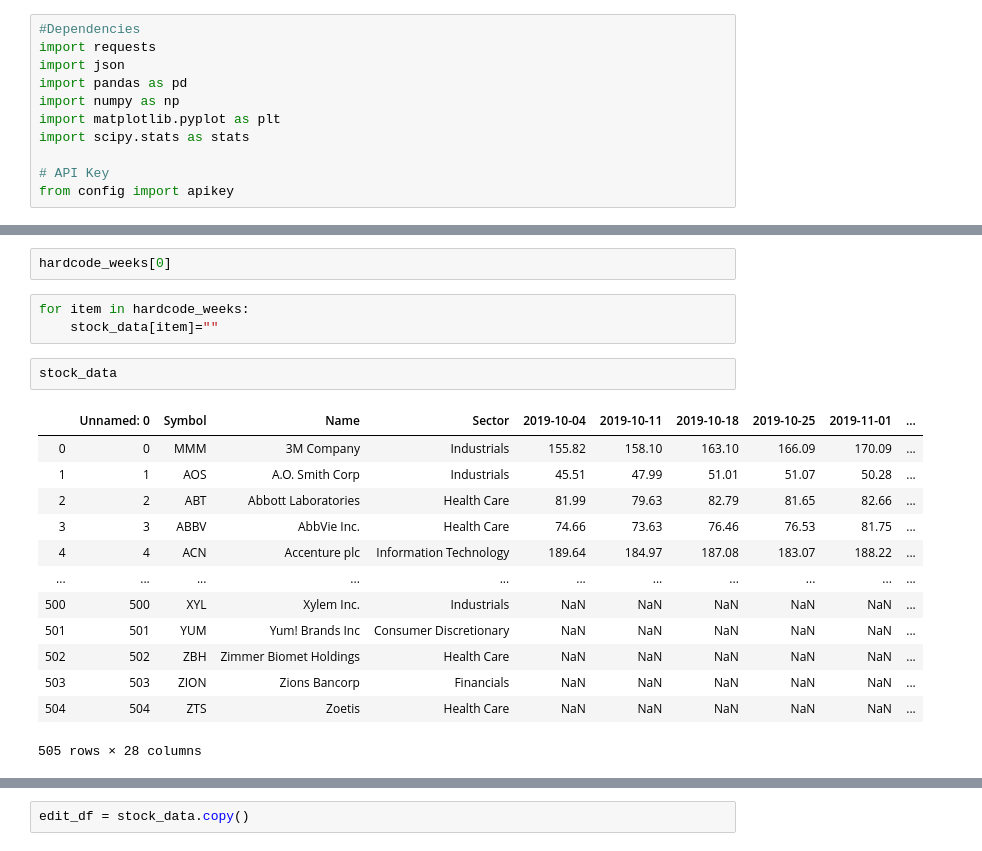
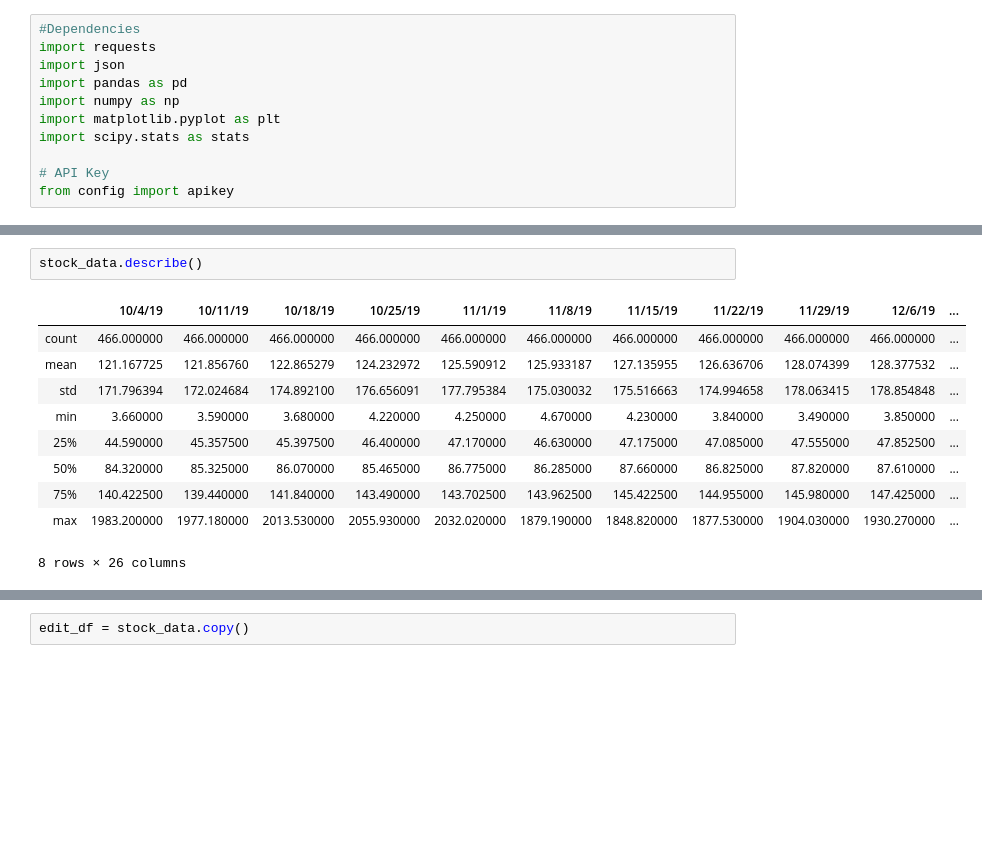
Before and after one commit to bhhnguyen/DataViz-Proj1, a Jupyter notebook: Wendy_ProjectDraft.ipynb, the cells around one changed output, grey strips where cells are left out. Saved outputs shown, nothing was run; the diff lists cells and outputs as text; blank space fills up the shorter version.

```diff
--- a/Wendy_ProjectDraft.ipynb
+++ b/Wendy_ProjectDraft.ipynb
@@ -51,21 +78,13 @@ hardcode_weeks = ["2019-10-04", "2019-10-11","2019-10-18", "2019-10-25", "2019-1
-# %%
-hardcode_weeks[0]
-# %%
-for item in hardcode_weeks:
-    stock_data[item]=""
 # %%
-stock_data
+stock_data.describe()
 # %% [output]
-|  | Unnamed: 0 | Symbol | Name | Sector | 2019-10-04 | 2019-10-11 | 2019-10-18 | 2019-10-25 | 2019-11-01 | ... |
-| 0 | 0 | MMM | 3M Company | Industrials | 155.82 | 158.10 | 163.10 | 166.09 | 170.09 | ... |
-| 1 | 1 | AOS | A.O. Smith Corp | Industrials | 45.51 | 47.99 | 51.01 | 51.07 | 50.28 | ... |
-| 2 | 2 | ABT | Abbott Laboratories | Health Care | 81.99 | 79.63 | 82.79 | 81.65 | 82.66 | ... |
-| 3 | 3 | ABBV | AbbVie Inc. | Health Care | 74.66 | 73.63 | 76.46 | 76.53 | 81.75 | ... |
-| 4 | 4 | ACN | Accenture plc | Information Technology | 189.64 | 184.97 | 187.08 | 183.07 | 188.22 | ... |
-| ... | ... | ... | ... | ... | ... | ... | ... | ... | ... | ... |
-| 500 | 500 | XYL | Xylem Inc. | Industrials | NaN | NaN | NaN | NaN | NaN | ... |
-| 501 | 501 | YUM | Yum! Brands Inc | Consumer Discretionary | NaN | NaN | NaN | NaN | NaN | ... |
-| 502 | 502 | ZBH | Zimmer Biomet Holdings | Health Care | NaN | NaN | NaN | NaN | NaN | ... |
-| 503 | 503 | ZION | Zions Bancorp | Financials | NaN | NaN | NaN | NaN | NaN | ... |
-| 504 | 504 | ZTS | Zoetis | Health Care | NaN | NaN | NaN | NaN | NaN | ... |
+|  | 10/4/19 | 10/11/19 | 10/18/19 | 10/25/19 | 11/1/19 | 11/8/19 | 11/15/19 | 11/22/19 | 11/29/19 | 12/6/19 | ... |
+| count | 466.000000 | 466.000000 | 466.000000 | 466.000000 | 466.000000 | 466.000000 | 466.000000 | 466.000000 | 466.000000 | 466.000000 | ... |
+| mean | 121.167725 | 121.856760 | 122.865279 | 124.232972 | 125.590912 | 125.933187 | 127.135955 | 126.636706 | 128.074399 | 128.377532 | ... |
+| std | 171.796394 | 172.024684 | 174.892100 | 176.656091 | 177.795384 | 175.030032 | 175.516663 | 174.994658 | 178.063415 | 178.854848 | ... |
+| min | 3.660000 | 3.590000 | 3.680000 | 4.220000 | 4.250000 | 4.670000 | 4.230000 | 3.840000 | 3.490000 | 3.850000 | ... |
+| 25% | 44.590000 | 45.357500 | 45.397500 | 46.400000 | 47.170000 | 46.630000 | 47.175000 | 47.085000 | 47.555000 | 47.852500 | ... |
+| 50% | 84.320000 | 85.325000 | 86.070000 | 85.465000 | 86.775000 | 86.285000 | 87.660000 | 86.825000 | 87.820000 | 87.610000 | ... |
+| 75% | 140.422500 | 139.440000 | 141.840000 | 143.490000 | 143.702500 | 143.962500 | 145.422500 | 144.955000 | 145.980000 | 147.425000 | ... |
+| max | 1983.200000 | 1977.180000 | 2013.530000 | 2055.930000 | 2032.020000 | 1879.190000 | 1848.820000 | 1877.530000 | 1904.030000 | 1930.270000 | ... |
-505 rows × 28 columns
+8 rows × 26 columns
```
Also changed, not shown: parts of 18 cells of this notebook, 3 other files.
